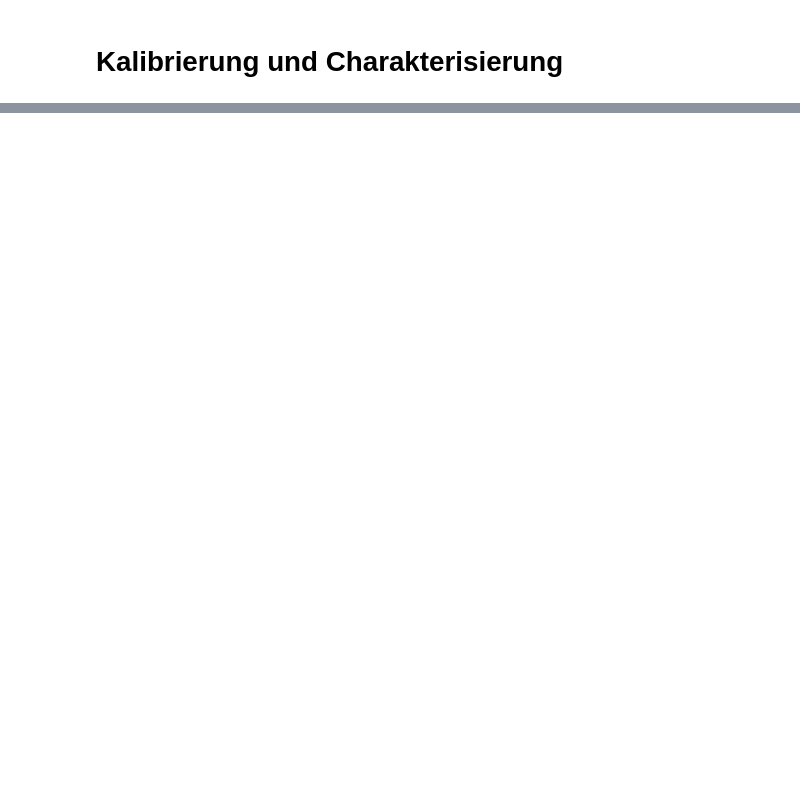
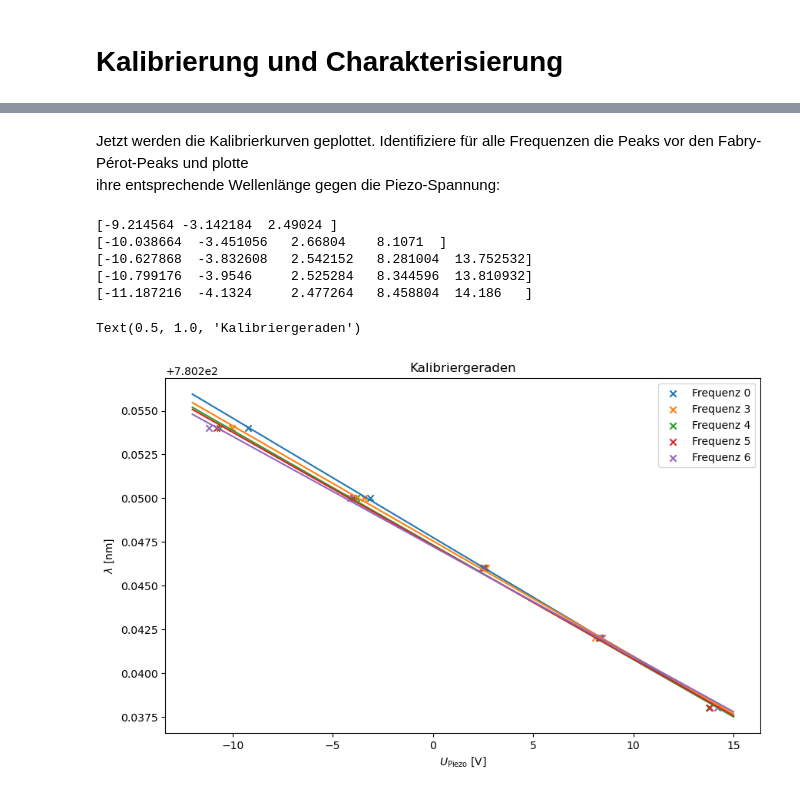
Before and after one commit to hannes-ebe/F-Prak-B, a Jupyter notebook: Laserspektroskopie/kalibrierung_charakterisierung.ipynb, the cells around one changed output, grey strips where cells are left out. Cells and saved outputs as stored; diff of their text form; code cells hidden in the pictures; blank space fills up the shorter version.

```diff
--- a/Laserspektroskopie/kalibrierung_charakterisierung.ipynb
+++ b/Laserspektroskopie/kalibrierung_charakterisierung.ipynb
@@ -16,0 +96,53 @@ plt.scatter(U_piezo,wavelength)
+# %% [markdown]
+Jetzt werden die Kalibrierkurven geplottet. Identifiziere für alle Frequenzen die Peaks vor den Fabry-Pérot-Peaks und plotte
+ihre entsprechende Wellenlänge gegen die Piezo-Spannung:
+# %%
+wave = np.array([.254,.250,.246,.242,.238]) + 780.0
+plt.figure(figsize=(10,6))
+x_values = np.array([-12.0,15.0])
+
+def lin_func(x,slope,intercept):
+    return slope*x+intercept
+
+peaks = find_peaks(freq0.U_fp,height=1.0,distance=200000)[0][1:4]
+print(freq0.U_piezo[peaks])
+plt.scatter(freq0.U_piezo[peaks],wave[:3],marker='x',label='Frequenz 0')
+slope0, intercept0, rvalue0, pvalue0, stderr0 = linregress(freq0.U_piezo[peaks],wave[:3])
+plt.plot(x_values,lin_func(x_values,slope0,intercept0),c='tab:blue')
+
+peaks = find_peaks(freq3.U_fp,height=1.0,distance=20000)[0][0:4]
+print(freq3.U_piezo[peaks])
+plt.scatter(freq3.U_piezo[peaks],wave[:4],marker='x',label='Frequenz 3')
+slope3, intercept3, rvalue3, pvalue3, stderr3 = linregress(freq3.U_piezo[peaks],wave[:4])
+plt.plot(x_values,lin_func(x_values,slope3,intercept3),c='tab:orange')
+
+peaks = find_peaks(freq4.U_fp,height=1.0,distance=2000)[0][:5]
+print(freq4.U_piezo[peaks])
+plt.scatter(freq4.U_piezo[peaks],wave[:5],marker='x',label='Frequenz 4')
+slope4, intercept4, rvalue4, pvalue4, stderr4 = linregress(freq4.U_piezo[peaks],wave[:5])
+plt.plot(x_values,lin_func(x_values,slope4,intercept4),c='tab:green')
+
+peaks = find_peaks(freq5.U_fp,height=1.0,distance=2000)[0][:5]
+print(freq5.U_piezo[peaks])
+plt.scatter(freq5.U_piezo[peaks],wave[:5],marker='x',label='Frequenz 5')
+slope5, intercept5, rvalue5, pvalue5, stderr5 = linregress(freq5.U_piezo[peaks],wave[:5])
+plt.plot(x_values,lin_func(x_values,slope5,intercept5),c='tab:red')
+
+peaks = find_peaks(freq6.U_fp,height=1.0,distance=200)[0][:5]
+print(freq6.U_piezo[peaks])
+plt.scatter(freq6.U_piezo[peaks],wave[:5],marker='x',label='Frequenz 6')
+slope6, intercept6, rvalue6, pvalue6, stderr6 = linregress(freq6.U_piezo[peaks],wave[:5])
+plt.plot(x_values,lin_func(x_values,slope6,intercept6),c='tab:purple')
+
+plt.xlabel(r'$U_\mathrm{Piezo}$ [V]')
+plt.ylabel(r'$\lambda$ [nm]')
+plt.legend()
+plt.title('Kalibriergeraden')
+# %% [output]
+[-9.214564 -3.142184  2.49024 ]
+[-10.038664  -3.451056   2.66804    8.1071  ]
+[-10.627868  -3.832608   2.542152   8.281004  13.752532]
+[-10.799176  -3.9546     2.525284   8.344596  13.810932]
+[-11.187216  -4.1324     2.477264   8.458804  14.186   ]
+Text(0.5, 1.0, 'Kalibriergeraden')
+[figure, added]
```
Also changed, not shown: parts of 16 cells of this notebook.
